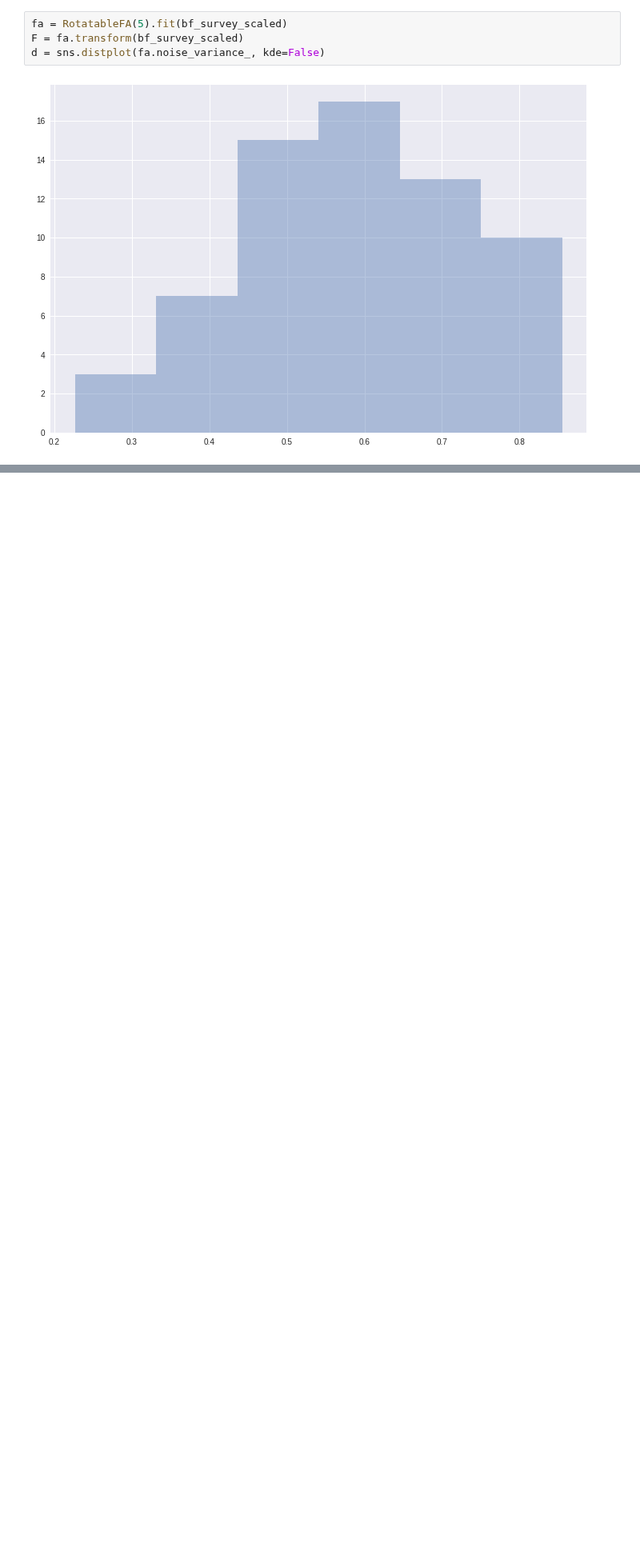
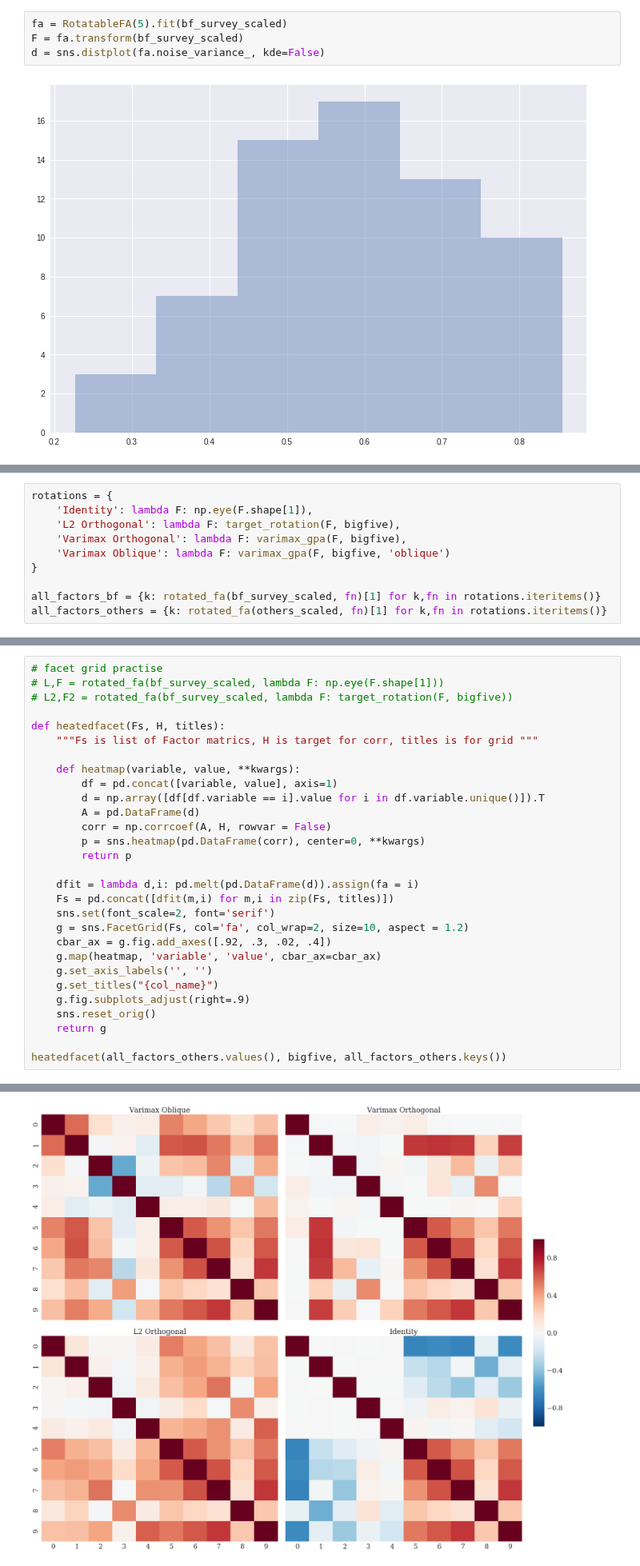
Before and after one commit to nandanrao/education, a Jupyter notebook: defense/defense.ipynb, the cells around one changed output, grey strips where cells are left out. Shown at 80% size. Drawn from its saved outputs; the diff is of its cells as text; blank space fills up the shorter version.

Commit message:
facetgrids for thesis

```diff
--- a/defense/defense.ipynb
+++ b/defense/defense.ipynb
@@ -140,0 +142,10 @@ Summed variance of first 5 components: 37.2189799093
+# %%
+rotations = {
+    'Identity': lambda F: np.eye(F.shape[1]),
+    'L2 Orthogonal': lambda F: target_rotation(F, bigfive),
+    'Varimax Orthogonal': lambda F: varimax_gpa(F, bigfive),
+    'Varimax Oblique': lambda F: varimax_gpa(F, bigfive, 'oblique')
+}
+
+all_factors_bf = {k: rotated_fa(bf_survey_scaled, fn)[1] for k,fn in rotations.iteritems()}
+all_factors_others = {k: rotated_fa(others_scaled, fn)[1] for k,fn in rotations.iteritems()}
@@ -140,0 +176,30 @@ Summed variance of first 5 components: 37.2189799093
+# %%
+# facet grid practise
+# L,F = rotated_fa(bf_survey_scaled, lambda F: np.eye(F.shape[1]))
+# L2,F2 = rotated_fa(bf_survey_scaled, lambda F: target_rotation(F, bigfive))
+
+def heatedfacet(Fs, H, titles):
+    """Fs is list of Factor matrics, H is target for corr, titles is for grid """
+
+    def heatmap(variable, value, **kwargs):
+        df = pd.concat([variable, value], axis=1)
+        d = np.array([df[df.variable == i].value for i in df.variable.unique()]).T
+        A = pd.DataFrame(d)
+        corr = np.corrcoef(A, H, rowvar = False)
+        p = sns.heatmap(pd.DataFrame(corr), center=0, **kwargs)
+        return p
+
+    dfit = lambda d,i: pd.melt(pd.DataFrame(d)).assign(fa = i)
+    Fs = pd.concat([dfit(m,i) for m,i in zip(Fs, titles)])
+    sns.set(font_scale=2, font='serif')
+    g = sns.FacetGrid(Fs, col='fa', col_wrap=2, size=10, aspect = 1.2)
+    cbar_ax = g.fig.add_axes([.92, .3, .02, .4])
+    g.map(heatmap, 'variable', 'value', cbar_ax=cbar_ax)
+    g.set_axis_labels('', '')
+    g.set_titles("{col_name}")
+    g.fig.subplots_adjust(right=.9)
+    sns.reset_orig()
+    return g
+
+heatedfacet(all_factors_others.values(), bigfive, all_factors_others.keys())
+# %% [output]
@@ -140,0 +207 @@ Summed variance of first 5 components: 37.2189799093
+[figure, added]
```
Also changed, not shown: parts of 21 cells of this notebook, 23 other files.
